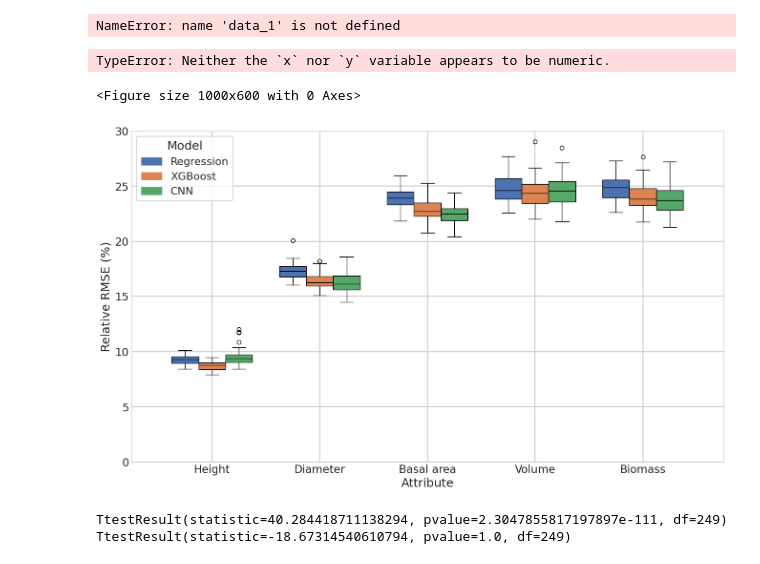
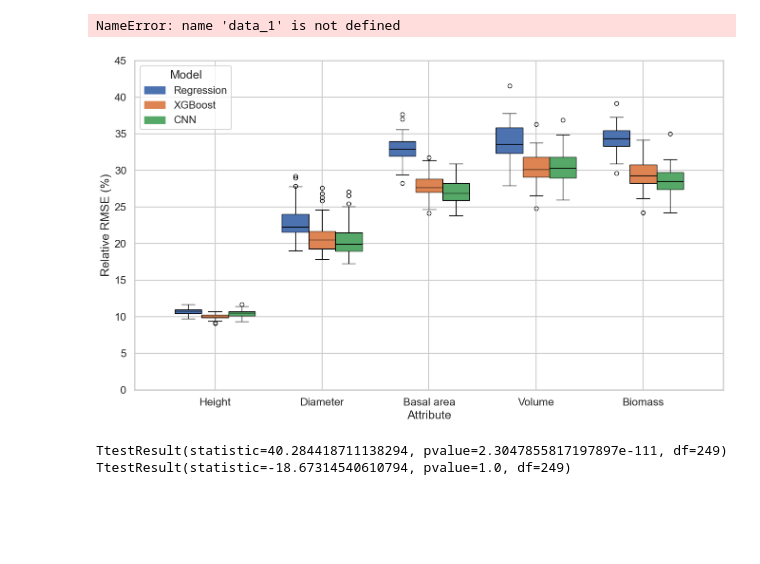
Before and after one commit to DageBjorne/forest-transfer, a Jupyter notebook: pipeline_sweden/cv-plots.ipynb, the cells around one changed output. Cells and saved outputs as stored; diff of their text form; code cells hidden in the pictures; blank space fills up the shorter version.

```diff
--- a/pipeline_sweden/cv-plots.ipynb
+++ b/pipeline_sweden/cv-plots.ipynb
@@ -218,13 +193,13 @@ print(np.round(np.mean(extract_elements(df, 'regression', list_index, element_in
 # %% [markdown]
 ### obtain min-max and means over field data
 # %%
-data = pd.read_csv('Image_data/merged_data_permanent_cleaned_unbiased.csv')
+data = pd.read_csv('../Image_data/merged_data_cleaned.csv')
 #get region data
 data_1 = data.loc[data['area_code'] == 1]
 data_2 = data.loc[data['area_code'] == 2]
 data_3 = data.loc[data['area_code'] == 3]
 data_4 = data.loc[data['area_code'] == 4]
-datas = data_4
+datas = data
 print(np.round(np.mean(datas['Hgv']), 0).astype(int),
       '&',
     np.round(np.min(datas['Hgv']), 0).astype(int),
@@ -318,7 +283,7 @@ percentage_rmses_3 = []
 percentage_rmses_4 = []
 df = df1
 for index, row in df.iterrows():
-    data = pd.read_csv('Image_data/merged_data_permanent_cleaned_unbiased.csv')
+    data = pd.read_csv('../Image_data/merged_data_cleaned.csv')
     data_train, data_test = create_train_test_split_for_regression(data, row['seed'], test_size)
     data_test_1_mean = np.mean(filter_test_data_based_on_region(data, 1)['Hgv'])
     data_rmse_1 = extract_elements(df, 'cnn', 0, 1)[index]
@@ -353,7 +318,7 @@ percentage_rmses_2 = []
 percentage_rmses_3 = []
 percentage_rmses_4 = []
 for index, row in df.iterrows():
-    data = pd.read_csv('Image_data/merged_data_permanent_cleaned_unbiased.csv')
+    data = pd.read_csv('../Image_data/merged_data_cleaned.csv')
     data_train, data_test = create_train_test_split_for_regression(data, row['seed'], test_size)
     data_test_1_mean = np.mean(filter_test_data_based_on_region(data, 1)['Dgv'])
     data_rmse_1 = extract_elements(df, 'cnn', 1, 1)[index]
@@ -388,7 +353,7 @@ percentage_rmses_2 = []
 percentage_rmses_3 = []
 percentage_rmses_4 = []
 for index, row in df.iterrows():
-    data = pd.read_csv('Image_data/merged_data_permanent_cleaned_unbiased.csv')
+    data = pd.read_csv('../Image_data/merged_data_cleaned.csv')
     data_train, data_test = create_train_test_split_for_regression(data, row['seed'], test_size)
     data_test_1_mean = np.mean(filter_test_data_based_on_region(data, 1)['Basal_area'])
     data_rmse_1 = extract_elements(df, 'cnn', 2, 1)[index]
@@ -423,7 +388,7 @@ percentage_rmses_2 = []
 percentage_rmses_3 = []
 percentage_rmses_4 = []
 for index, row in df.iterrows():
-    data = pd.read_csv('Image_data/merged_data_permanent_cleaned_unbiased.csv')
+    data = pd.read_csv('../Image_data/merged_data_cleaned.csv')
     data_train, data_test = create_train_test_split_for_regression(data, row['seed'], test_size)
     data_test_1_mean = np.mean(filter_test_data_based_on_region(data, 1)['Volume'])
     data_rmse_1 = extract_elements(df, 'cnn', 3, 1)[index]
@@ -458,7 +423,7 @@ percentage_rmses_2 = []
 percentage_rmses_3 = []
 percentage_rmses_4 = []
 for index, row in df.iterrows():
-    data = pd.read_csv('Image_data/merged_data_permanent_cleaned_unbiased.csv')
+    data = pd.read_csv('../Image_data/merged_data_cleaned.csv')
     data_train, data_test = create_train_test_split_for_regression(data, row['seed'], test_size)
     data_test_1_mean = np.mean(filter_test_data_based_on_region(data, 1)['Biomassa_above'])
     data_rmse_1 = extract_elements(df, 'cnn', 4, 1)[index]
@@ -706,27 +642,6 @@ new_row = pd.DataFrame({'Height': first, 'Diameter': second, 'Basal area': third
 percentage_data = pd.concat([percentage_data, new_row], ignore_index=True)
 # %% [output]
 NameError: name 'data_1' is not defined
-# %%
-# Melt the data to long format
-percentage_data_long = pd.melt(
-    percentage_data,
-    id_vars=['Region'],
-    var_name='Attribute',
-    value_name='Relative RMSE (%)'
-)
-
-# Create the grouped barplot
-plt.figure(figsize=(10, 6))
-sns.barplot(
-    data=percentage_data_long,
-    x='Attribute',
-    y='Relative RMSE (%)',
-    hue='Region'
-)
-plt.savefig('rel_rmse_region.png', bbox_inches = 'tight', pad_inches = 0.1, dpi = 300)
-# %% [output]
-TypeError: Neither the `x` nor `y` variable appears to be numeric.
-<Figure size 1000x600 with 0 Axes>
 # %%
 percentage_data = pd.DataFrame(columns = ['Attribute', 'Region', 'Average relative RMSE (%)'])
 percentage_rmses_regression = []
@@ -734,7 +649,7 @@ percentage_rmses_xgboost = []
 percentage_rmses_cnn = []
 df = df1
 for index, row in df.iterrows():
-    data = pd.read_csv('Image_data/merged_data_permanent_cleaned_unbiased.csv')
+    data = pd.read_csv('../Image_data/merged_data_cleaned.csv')
     data_train, data_test = create_train_test_split_for_regression(data, row['seed'], test_size)
     data_rmse_regression = extract_elements(df, 'regression', 0, 0)[index]
     data_rmse_xgboost = extract_elements(df, 'xgboost', 0, 0)[index]
@@ -753,7 +668,7 @@ percentage_rmses_xgboost = []
 percentage_rmses_cnn = []
 
 for index, row in df.iterrows():
-    data = pd.read_csv('Image_data/merged_data_permanent_cleaned_unbiased.csv')
+    data = pd.read_csv('../Image_data/merged_data_cleaned.csv')
     data_train, data_test = create_train_test_split_for_regression(data, row['seed'], test_size)
     data_rmse_regression = extract_elements(df, 'regression', 1, 0)[index]
     data_rmse_xgboost = extract_elements(df, 'xgboost', 1, 0)[index]
@@ -773,7 +688,7 @@ percentage_rmses_xgboost = []
 percentage_rmses_cnn = []
 
 for index, row in df.iterrows():
-    data = pd.read_csv('Image_data/merged_data_permanent_cleaned_unbiased.csv')
+    data = pd.read_csv('../Image_data/merged_data_cleaned.csv')
     data_train, data_test = create_train_test_split_for_regression(data, row['seed'], test_size)
     data_rmse_regression = extract_elements(df, 'regression', 2, 0)[index]
     data_rmse_xgboost = extract_elements(df, 'xgboost', 2, 0)[index]
@@ -792,7 +707,7 @@ percentage_rmses_xgboost = []
 percentage_rmses_cnn = []
 
 for index, row in df.iterrows():
-    data = pd.read_csv('Image_data/merged_data_permanent_cleaned_unbiased.csv')
+    data = pd.read_csv('../Image_data/merged_data_cleaned.csv')
     data_train, data_test = create_train_test_split_for_regression(data, row['seed'], test_size)
     data_rmse_regression = extract_elements(df, 'regression', 3, 0)[index]
     data_rmse_xgboost = extract_elements(df, 'xgboost', 3, 0)[index]
@@ -811,7 +726,7 @@ percentage_rmses_xgboost = []
 percentage_rmses_cnn = []
 
 for index, row in df.iterrows():
-    data = pd.read_csv('Image_data/merged_data_permanent_cleaned_unbiased.csv')
+    data = pd.read_csv('../Image_data/merged_data_cleaned.csv')
     data_train, data_test = create_train_test_split_for_regression(data, row['seed'], test_size)
     data_rmse_regression = extract_elements(df, 'regression', 4, 0)[index]
     data_rmse_xgboost = extract_elements(df, 'xgboost', 4, 0)[index]
@@ -851,7 +766,7 @@ colors = sns.color_palette("deep", n_colors=3)
 x_positions = np.arange(len(labels))  # Positions for each metric
 width = 0.25  # Width of each group of boxplots
 
-plt.style.use('seaborn-whitegrid')
+sns.set_style("whitegrid")
 plt.figure(figsize=(16, 9))
 
 # Plot boxplots for each method
@@ -862,36 +777,36 @@ for i, method_data in enumerate(data):
     plt.boxplot(
         method_data, positions=positions, widths=width, patch_artist=True,
         boxprops=dict(facecolor=colors[i], alpha=1),
         medianprops={'color': 'black', 'linewidth': 1}
     )
 
 # Customize the plot
 plt.xticks(x_positions + width, labels)  # Center the ticks between groups
 plt.xlabel('Attribute')
 plt.ylabel('Relative RMSE (%)')
 plt.legend(['Regression', 'XGBoost', 'CNN'], title='Model', loc='upper left')
 
 # Define Seaborn colors
 colors = sns.color_palette("deep", n_colors=3)
 regression_color = colors[0]  # First color
 xgboost_color = colors[1]     # Second color
 cnn_color = colors[2]
 legend_elements = [
     plt.Line2D([0], [0], color=regression_color, lw = 12,  solid_capstyle='butt', label='Regression', alpha = 1),
     plt.Line2D([0], [0], color=xgboost_color, lw = 12, solid_capstyle='butt', label='XGBoost', alpha = 1),
     plt.Line2D([0], [0], color=cnn_color, lw = 12,  solid_capstyle='butt', label='CNN', alpha = 1)
 ]
 
 # Add explanation using plt.legend
 plt.legend(handles=legend_elements, loc='upper left', fontsize=16, frameon=True, title = 'Model')
-plt.ylim([0, 30])
+plt.ylim([0, 45])
 plt.tick_params(axis='x', which='both', left=False, labelleft=False)
 
 # Show the plot
-plt.savefig('initial_results_boxplot.png', bbox_inches = 'tight', pad_inches = 0.1, dpi = 300)
+plt.savefig('../viz/initial_results_boxplot.png', bbox_inches = 'tight', pad_inches = 0.1, dpi = 300)
 plt.show()
 # %% [output]
-[figure, old version]
+[figure, new version]
 # %%
 #perform some statistical tests
 #height
```
Also changed, not shown: parts of 13 cells of this notebook, 10 other files.
